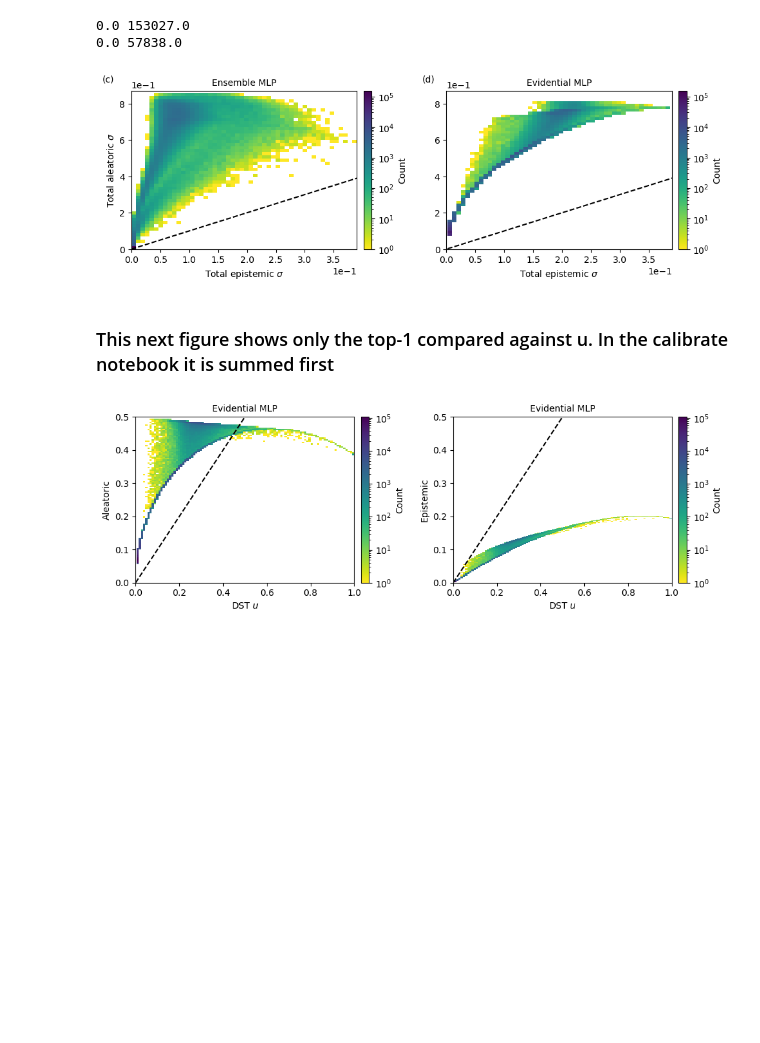
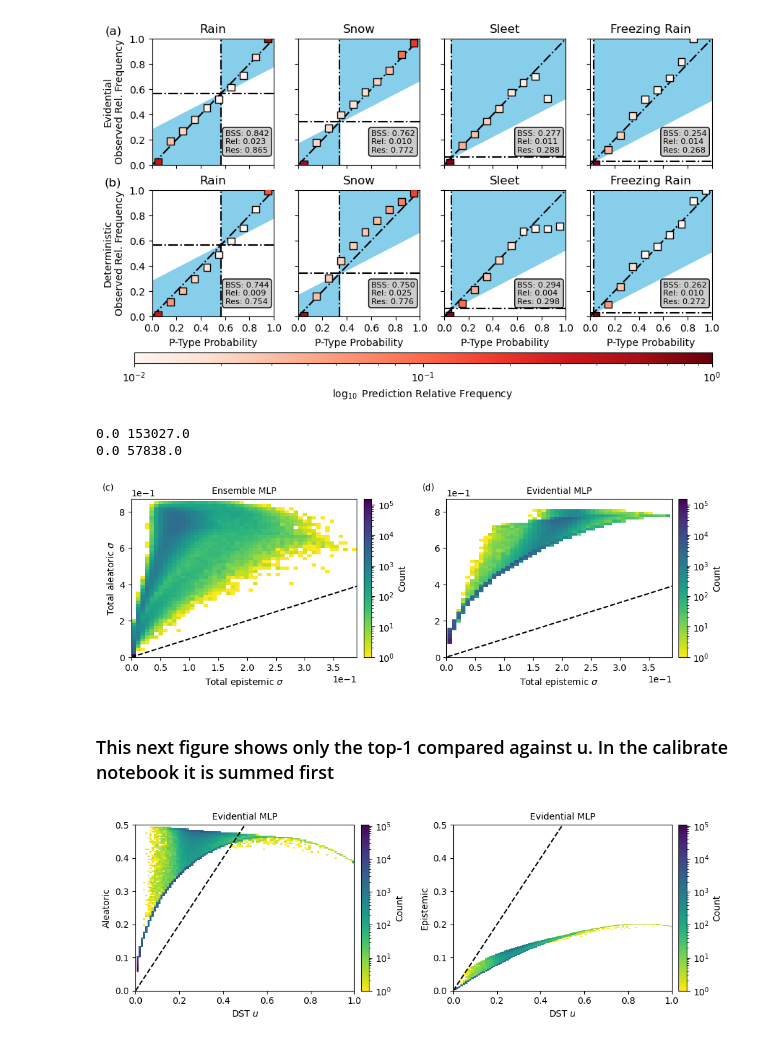
Before and after one commit to ai2es/miles-guess, a Jupyter notebook: notebooks/paper_figures_categorical.ipynb, the cells around one changed output. Cells and saved outputs as stored; diff of their text form; code cells hidden in the pictures; blank space fills up the shorter version.

```diff
--- a/notebooks/paper_figures_categorical.ipynb
+++ b/notebooks/paper_figures_categorical.ipynb
@@ -318,3 +88,88 @@ fig1 = plot_uncertainties(
+# %%
+fig, axes = plt.subplots(2, 4, figsize=(10, 5), sharex=True, sharey=True)
+bins = np.arange(0, 1.1, 0.1)
+bin_centers = 0.5 * (bins[:-1] + bins[1:])
+labels = ["Rain", "Snow", "Sleet", "Freezing Rain"]
+for true_label in range(4):
+    true_match = np.where(true_labels == true_label, 1, 0)
+    prob_label = pred_probs[:, true_label]
+    obs_rel_freq = np.zeros(bins.size - 1)
+    pred_freq = np.zeros(bins.size - 1)
+    climo = true_match.sum() / true_match.size
+    all_points = np.sort(np.concatenate([bins, [climo]]))
+    no_skill = 0.5 * all_points + 0.5 * climo
+    for b, bin_start in enumerate(bins[:-1]):
+        valid_preds = np.logical_and(prob_label >= bin_start, prob_label < bins[b + 1])
+        pred_freq[b] = np.sum(valid_preds)
+        obs_rel_freq[b] = np.sum(true_match[valid_preds] == 1) / pred_freq[b]
+    rel_obj = DistributedReliability(thresholds=bins)
+    rel_obj.update(prob_label, true_match)
+    bss = rel_obj.brier_skill_score()
+    bs_rel, bs_res, bs_unc = rel_obj.brier_score_components()
+    bs_rel /= bs_unc
+    bs_res /= bs_unc
+    axes[0, true_label].plot(bins, bins, 'k-.')
+    axes[0, true_label].plot(bins, np.ones(bins.size) * climo, 'k-.')
+    axes[0, true_label].plot(np.ones(bins.size) * climo, bins, 'k-.')
+    above_climo = all_points >= climo
+    below_climo = all_points <= climo
+    axes[0, true_label].fill_between(all_points[above_climo], np.ones(above_climo.sum()), no_skill[above_climo], color='skyblue', zorder=0)
+    axes[0, true_label].fill_between(all_points[below_climo], np.zeros(below_climo.sum()), no_skill[below_climo], color='skyblue', zorder=0)
+    sc = axes[0, true_label].scatter(bin_centers, obs_rel_freq, 50, pred_freq / pred_probs.shape[0], marker="s",
+                                cmap="Reds", edgecolor='k', zorder=100, norm=LogNorm(vmin=0.01, vmax=1))
+    axes[0, true_label].set_xlim(0, 1)
+    axes[0, true_label].set_ylim(0, 1)
+    axes[0, true_label].set_title(labels[true_label])
+    axes[0, true_label].set_xticks(np.arange(0, 1.2, 0.2))
+    axes[0, true_label].text(0.6, 0.1, f"BSS: {bss:0.3f}\nRel: {bs_rel:0.3f}\nRes: {bs_res:0.3f}", fontsize=8,
+                             bbox=dict(boxstyle="round", fc="0.8", ec="k"))
+
+    true_match = np.where(true_labels_det == true_label, 1, 0)
+    prob_label = pred_probs_det[:, true_label]
+    obs_rel_freq = np.zeros(bins.size - 1)
+    pred_freq = np.zeros(bins.size - 1)
+    climo = true_match.sum() / true_match.size
+    all_points = np.sort(np.concatenate([bins, [climo]]))
+    no_skill = 0.5 * all_points + 0.5 * climo
+    for b, bin_start in enumerate(bins[:-1]):
+        valid_preds = np.logical_and(prob_label >= bin_start, prob_label < bins[b + 1])
+        pred_freq[b] = np.sum(valid_preds)
+        obs_rel_freq[b] = np.sum(true_match[valid_preds] == 1) / pred_freq[b]
+    axes[1, true_label].plot(bins, bins, 'k-.')
+    axes[1, true_label].plot(bins, np.ones(bins.size) * climo, 'k-.')
+    axes[1, true_label].plot(np.ones(bins.size) * climo, bins, 'k-.')
+    above_climo = all_points >= climo
+    below_climo = all_points <= climo
+    axes[1, true_label].fill_between(all_points[above_climo], np.ones(above_climo.sum()), no_skill[above_climo], color='skyblue', zorder=0)
+    axes[1, true_label].fill_between(all_points[below_climo], np.zeros(below_climo.sum()), no_skill[below_climo], color='skyblue', zorder=0)
+    sc = axes[1, true_label].scatter(bin_centers, obs_rel_freq, 50, pred_freq / pred_probs.shape[0], marker="s",
+                                cmap="Reds", edgecolor='k', zorder=100, norm=LogNorm(vmin=0.01, vmax=1))
+    rel_obj = DistributedReliability(thresholds=bins)
+    rel_obj.update(prob_label, true_match)
+    bss = rel_obj.brier_skill_score()
+    bs_rel, bs_res, bs_unc = rel_obj.brier_score_components()
+    bs_rel /= bs_unc
+    bs_res /= bs_unc
+    axes[1, true_label].text(0.6, 0.1, f"BSS: {bss:0.3f}\nRel: {bs_rel:0.3f}\nRes: {bs_res:0.3f}", fontsize=8,
+                             bbox=dict(boxstyle="round", fc="0.8", ec="k"))
+    axes[1, true_label].set_xlim(0, 1)
+    axes[1, true_label].set_ylim(0, 1)
+    axes[1, true_label].set_title(labels[true_label])
+    axes[1, true_label].set_xticks(np.arange(0, 1.2, 0.2))
+    axes[1, true_label].set_xlabel("P-Type Probability")
+axes[0, 0].set_ylabel("Evidential\nObserved Rel. Frequency")
+axes[1, 0].set_ylabel("Deterministic\nObserved Rel. Frequency")
+axes[0, 0].text(-0.25, 1.1, "(a)", transform=axes[0, 0].transAxes,
+      fontsize=12, va='top', ha='right')
+axes[1, 0].text(-0.25, 1.1, "(b)", transform=axes[1, 0].transAxes,
+      fontsize=12, va='top', ha='right')
+cbaxes = fig.add_axes([0.1, -0.02, 0.8, 0.03])  # left, bottom, width, height]
+cbar = fig.colorbar(sc, cax=cbaxes, orientation="horizontal", pad = 0.01)
+cbar.set_label("$\log_{10}$ Prediction Relative Frequency")
+plt.savefig("evidential_attributes_diagram_unweighted.png", dpi=300, bbox_inches="tight")
+plt.savefig("evidential_attributes_diagram_unweighted.pdf", dpi=300, bbox_inches="tight")
+# %% [output]
+[figure, added]
 # %%
 fig1 = plot_uncertainties(
     [df_det, df],
```
Also changed, not shown: parts of 32 cells of this notebook.
